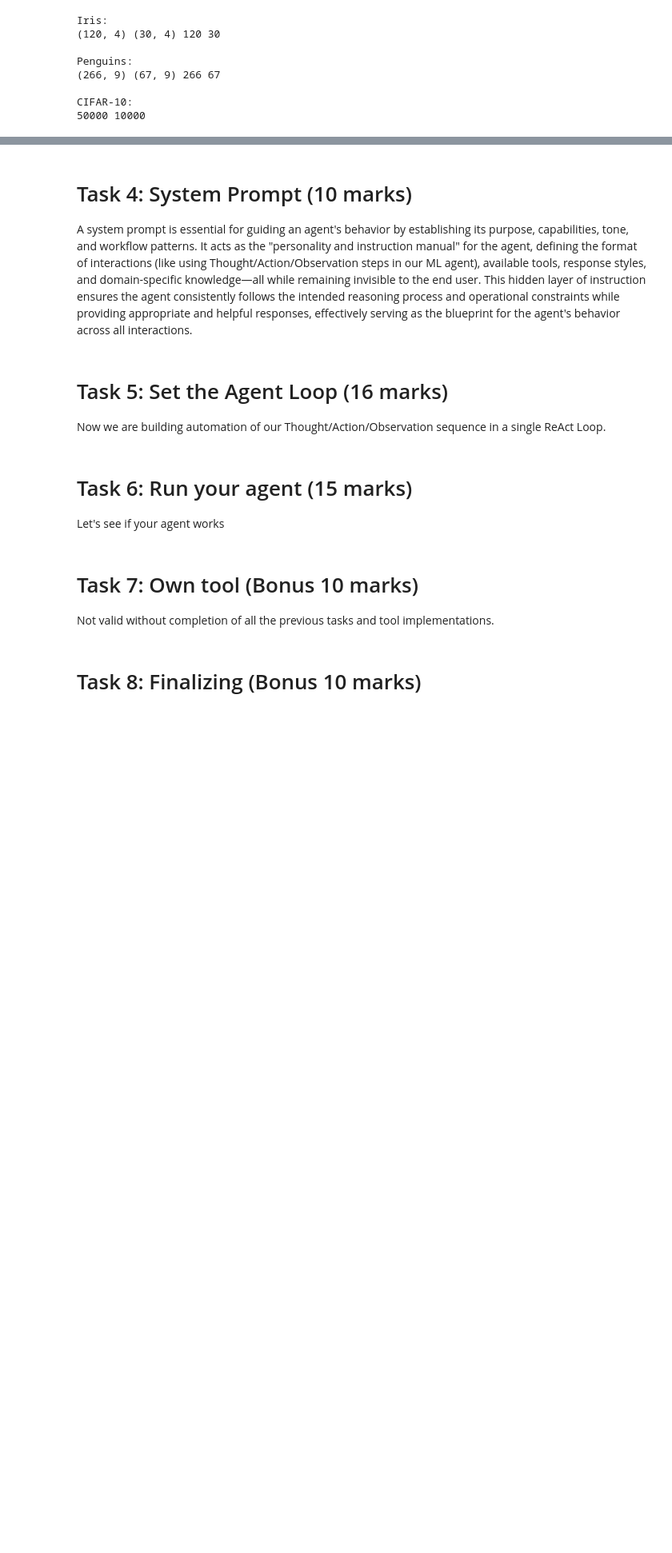
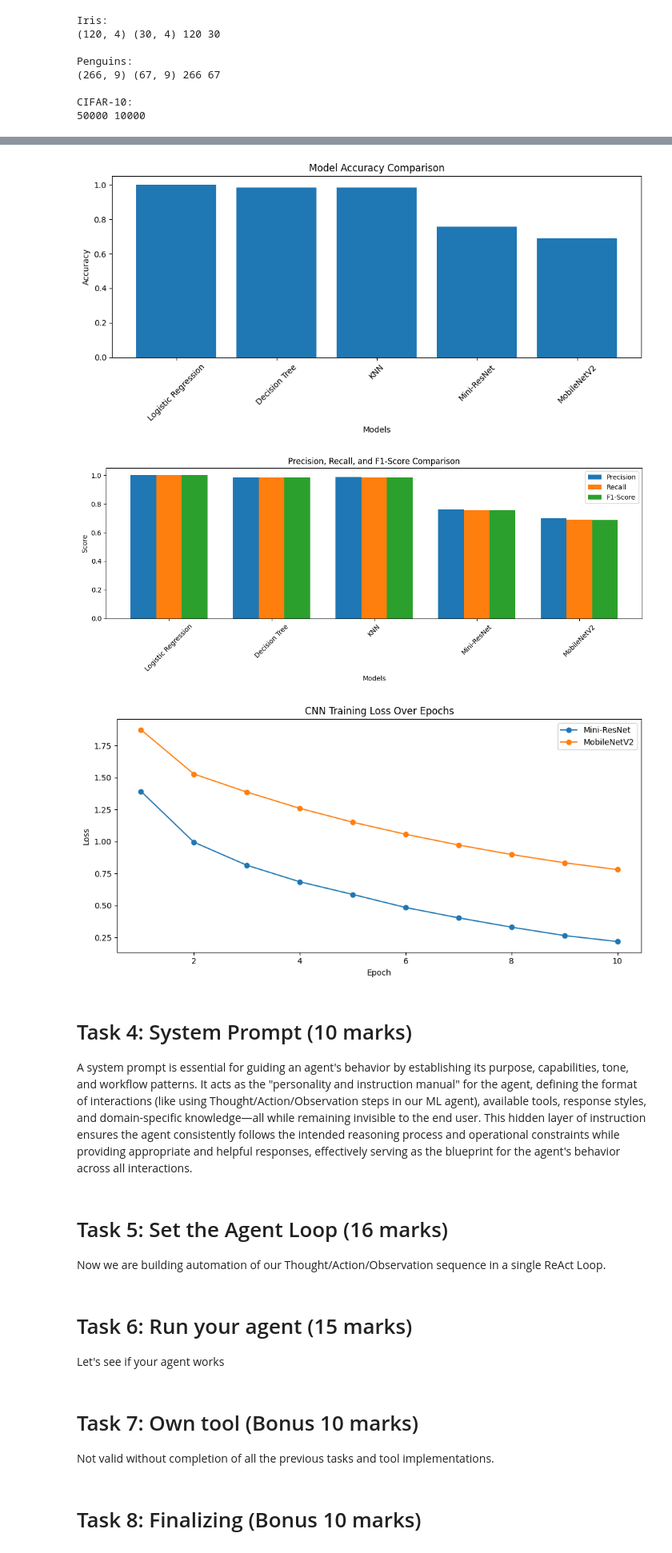
Before and after one commit to SajaFawagreh/SYSC4415, a Jupyter notebook: W2026/Assignments/A3/SYSC4415_W26_A3_v2.ipynb, the cells around one changed output, grey strips where cells are left out. Shown at 80% size. Saved outputs shown, nothing was run; the diff lists cells and outputs as text; code cells hidden in the pictures; blank space fills up the shorter version.

```diff
--- a/W2026/Assignments/A3/SYSC4415_W26_A3_v2.ipynb
+++ b/W2026/Assignments/A3/SYSC4415_W26_A3_v2.ipynb
@@ -678,0 +871,75 @@ TOOL_SCHEMAS = [
+# %%
+# Q3f (5 marks): Implement visualize_results tool
+# provides results of the training/evaluation, open-ended task (2 plots minimum)
+
+
+# YOUR ANSWER GOES HERE
+
+def visualize_results(eval_results, cnn_losses=None):
+
+    model_names = list(eval_results.keys())
+    accuracies = [eval_results[m]["accuracy"] for m in model_names]
+    precisions = [eval_results[m]["precision"] for m in model_names]
+    recalls = [eval_results[m]["recall"] for m in model_names]
+    f1_scores = [eval_results[m]["f1"] for m in model_names]
+
+    # Plot 1: Accuracy comparison
+    plt.figure(figsize=(10, 5))
+    plt.bar(model_names, accuracies)
+    plt.title("Model Accuracy Comparison")
+    plt.xlabel("Models")
+    plt.ylabel("Accuracy")
+    plt.xticks(rotation=45)
+    plt.tight_layout()
+    plt.show()
+    print("\n")
+
+    # Plot 2: Precision / Recall / F1 comparison
+    x = np.arange(len(model_names))
+    width = 0.25
+
+    plt.figure(figsize=(12, 5))
+    plt.bar(x - width, precisions, width, label="Precision")
+    plt.bar(x, recalls, width, label="Recall")
+    plt.bar(x + width, f1_scores, width, label="F1-Score")
+
+    plt.title("Precision, Recall, and F1-Score Comparison")
+    plt.xlabel("Models")
+    plt.ylabel("Score")
+    plt.xticks(x, model_names, rotation=45)
+    plt.legend()
+    plt.tight_layout()
+    plt.show()
+    print("\n")
+
+    # CNN training loss curves
+    if cnn_losses is not None:
+        plt.figure(figsize=(10, 5))
+        for model_name, losses in cnn_losses.items():
+            plt.plot(range(1, len(losses) + 1), losses, marker='o', label=model_name)
+
+        plt.title("CNN Training Loss Over Epochs")
+        plt.xlabel("Epoch")
+        plt.ylabel("Loss")
+        plt.legend()
+        plt.tight_layout()
+        plt.show()
+
+eval_results = {
+    "Logistic Regression": logistic_eval,
+    "Decision Tree": decision_tree_eval,
+    "KNN": knn_eval,
+    "Mini-ResNet": mini_resnet_eval,
+    "MobileNetV2": mobilenet_eval
+}
+
+cnn_losses = {
+    "Mini-ResNet": cifar_result["losses"],
+    "MobileNetV2": mobilenet_result["losses"]
+}
+
+visualize_results(eval_results, cnn_losses)
+# %% [output]
+[figure, added]
+[figure, added]
+[figure, added]
```
Also changed, not shown: parts of 9 cells of this notebook.
